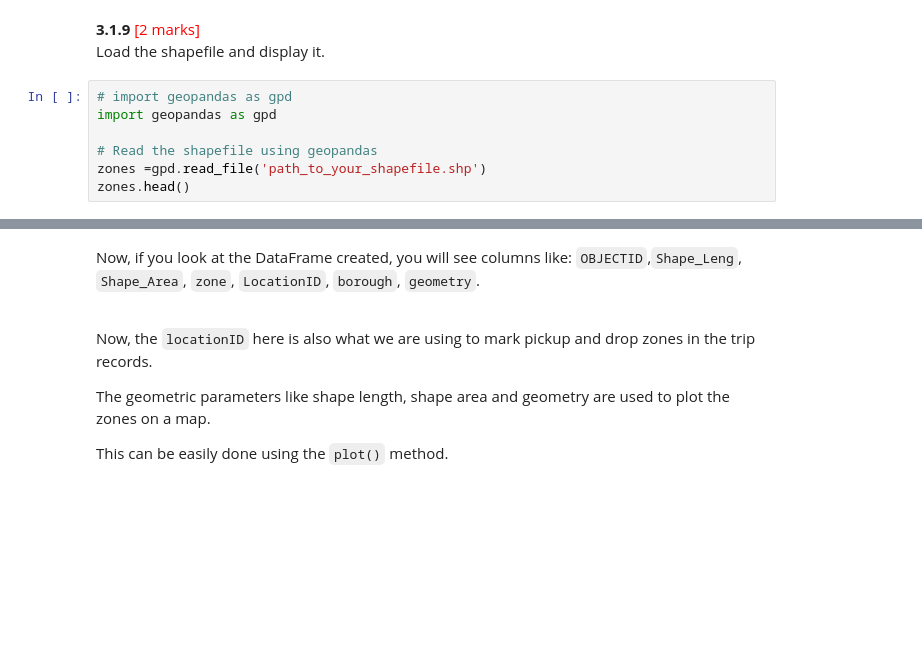
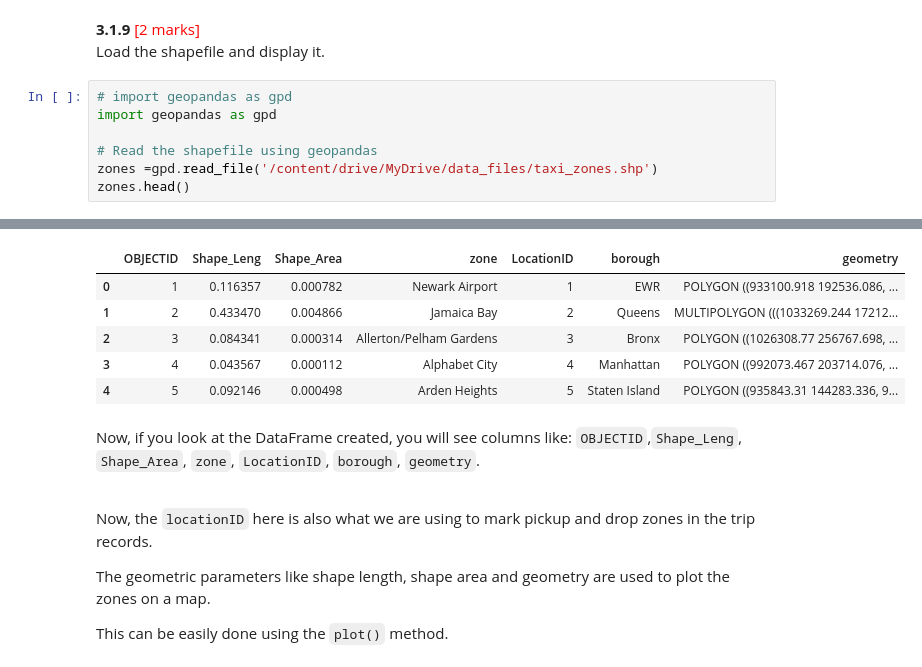
Before and after one commit to AGON002/python-assignment, a Jupyter notebook: EDA_Assg_NYC_Taxi_Starter.ipynb, the cells around one changed output, grey strips where cells are left out. Cells and saved outputs as stored; diff of their text form; blank space fills up the shorter version.

```diff
--- a/EDA_Assg_NYC_Taxi_Starter.ipynb
+++ b/EDA_Assg_NYC_Taxi_Starter.ipynb
@@ -1058,6 +1073,6 @@ Load the shapefile and display it.
 import geopandas as gpd
 
 # Read the shapefile using geopandas
-zones =gpd.read_file('path_to_your_shapefile.shp')
+zones =gpd.read_file('/content/drive/MyDrive/data_files/taxi_zones.shp')
 zones.head()
 # %% [output]
@@ -1065,3 +1079,9 @@ SyntaxError: invalid syntax (<ipython-input-288-17f83ee334de>, line 5)
+|  | OBJECTID | Shape_Leng | Shape_Area | zone | LocationID | borough | geometry |
+| 0 | 1 | 0.116357 | 0.000782 | Newark Airport | 1 | EWR | POLYGON ((933100.918 192536.086, ... |
+| 1 | 2 | 0.433470 | 0.004866 | Jamaica Bay | 2 | Queens | MULTIPOLYGON (((1033269.244 17212... |
+| 2 | 3 | 0.084341 | 0.000314 | Allerton/Pelham Gardens | 3 | Bronx | POLYGON ((1026308.77 256767.698, ... |
+| 3 | 4 | 0.043567 | 0.000112 | Alphabet City | 4 | Manhattan | POLYGON ((992073.467 203714.076, ... |
+| 4 | 5 | 0.092146 | 0.000498 | Arden Heights | 5 | Staten Island | POLYGON ((935843.31 144283.336, 9... |
 # %% [markdown]
 Now, if you look at the DataFrame created, you will see columns like: `OBJECTID`,`Shape_Leng`, `Shape_Area`, `zone`, `LocationID`, `borough`, `geometry`.
 <br><br>
```
Also changed, not shown: parts of 6 cells of this notebook.
